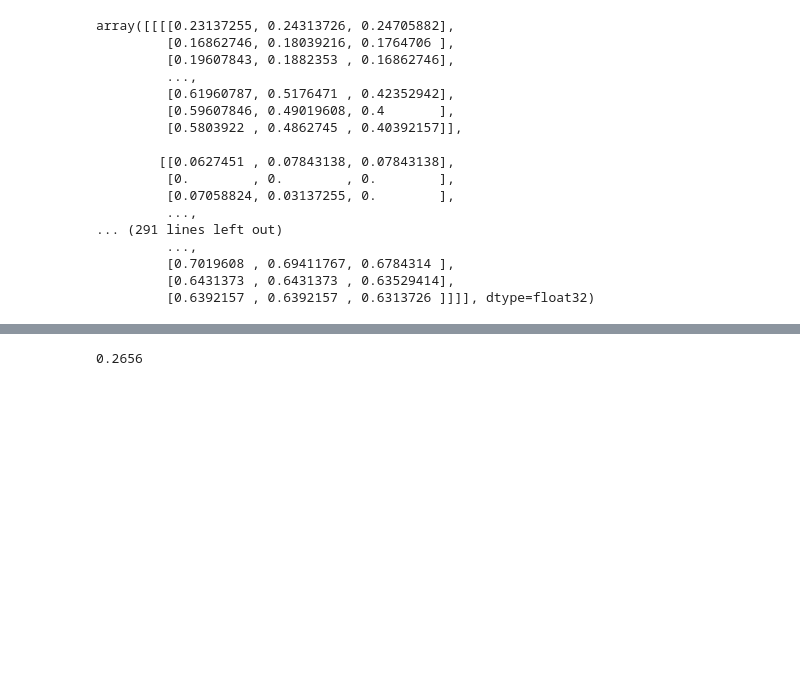
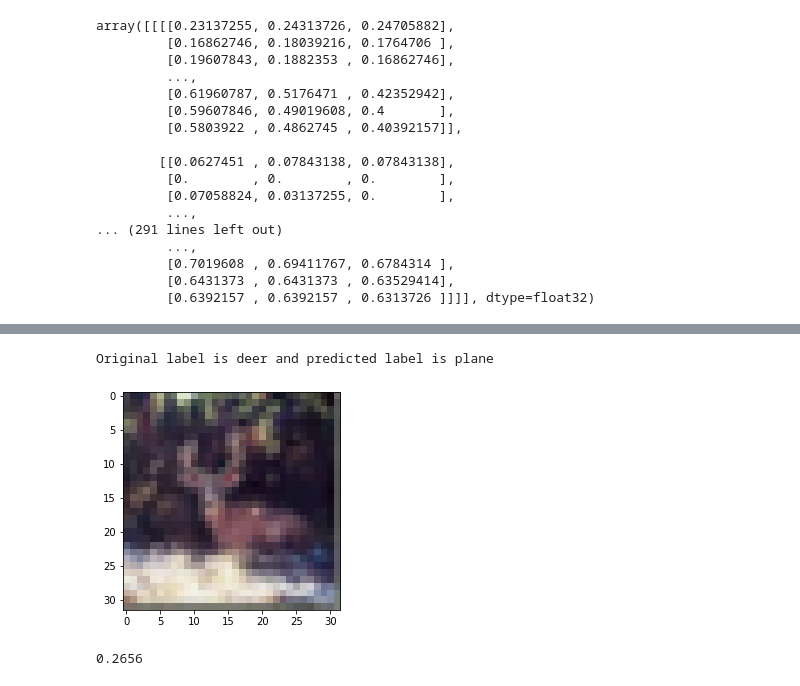
Before and after one commit to mschroeder11/machine-learning, a Jupyter notebook: final project/MLattacks.ipynb, the cells around one changed output, grey strips where cells are left out. Cells and saved outputs as stored; diff of their text form; code cells hidden in the pictures; blank space fills up the shorter version.

```diff
--- a/final project/MLattacks.ipynb
+++ b/final project/MLattacks.ipynb
@@ -114,3 +106,28 @@ Please also refer to the documentation for alternative solver options:
+# %%
+# sample prediction
+
+# select the image from our test dataset
+image_number = 890
+
+# display the image
+plt.imshow(x_test_flat.reshape(x_test_flat.shape[0], 32, 32, 3)[image_number])
+
+# load the image in an array
+n = np.array(x_test_flat[image_number]).reshape(1, -1)
+
+# pass in the network for prediction and
+# save the predicted label
+predicted_label = classes[lr_model.predict(n).argmax()]
+
+# load the original label
+original_label = classes[y_test_flat[image_number]]
+
+# display the result
+print("Original label is {} and predicted label is {}".format(
+    original_label, predicted_label))
+# %% [output]
+Original label is deer and predicted label is plane
+[figure, added]
 # %%
 # decision tree classifier
 from sklearn.tree import DecisionTreeClassifier
```
Also changed, not shown: parts of 22 cells of this notebook.
